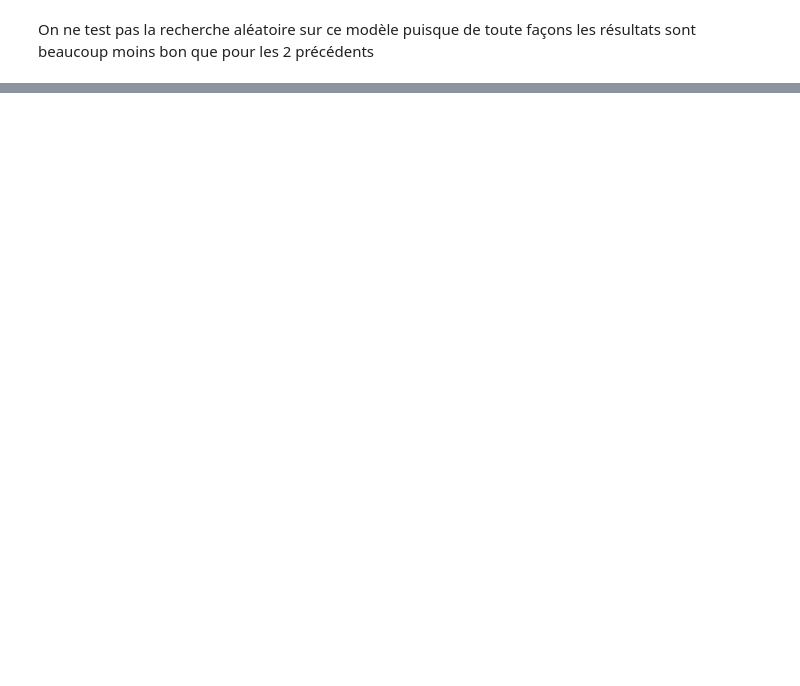
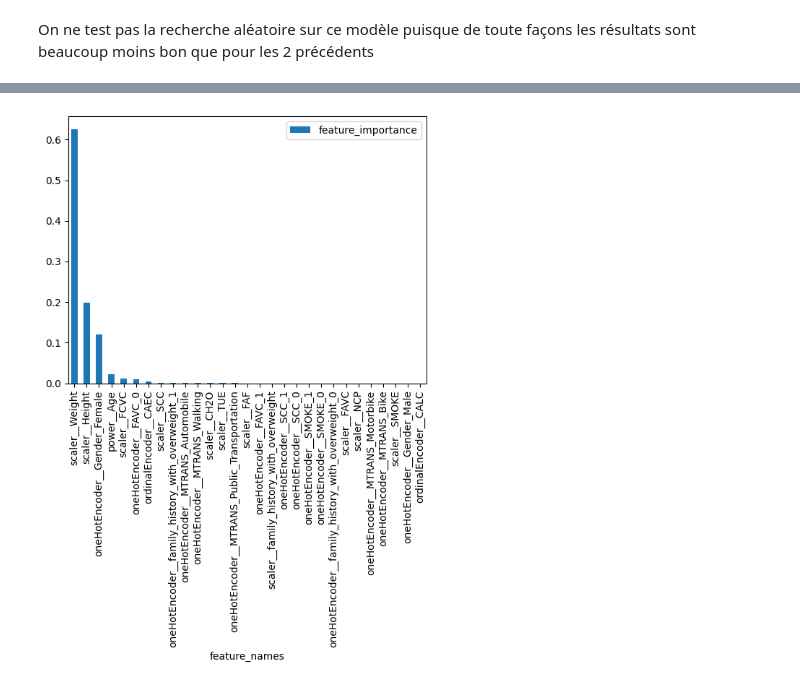
Before and after one commit to matteodcr/mgl869, a Jupyter notebook: notebook_finale.ipynb, the cells around one changed output, grey strips where cells are left out. Drawn from its saved outputs; the diff is of its cells as text; code cells hidden in the pictures; blank space fills up the shorter version.

```diff
--- a/notebook_finale.ipynb
+++ b/notebook_finale.ipynb
@@ -785,0 +796,80 @@ On ne test pas la recherche aléatoire sur ce modèle puisque de toute façons l
+# %%
+df = pd.read_csv("data/ObesityDataSet_raw_and_data_sinthetic.csv", dtype={
+  'Gender':'category',
+  'CAEC':'category',
+  'CALC':'category',
+  'MTRANS':'category',
+  'NObeyesdad':'category',
+})
+
+# No inplace possible
+df[["NCP", "CH2O", "FAF","FCVC", "TUE"]] = \
+    df[["NCP", "CH2O", "FAF","FCVC", "TUE"]].apply(np.rint, axis=1)
+df[["family_history_with_overweight", "FAVC", "SMOKE", "SCC"]] = \
+    df[["family_history_with_overweight", "FAVC", "SMOKE", "SCC"]].apply(lambda x: x.map({"yes": 1, "no": 0}), axis=0)
+
+# Dataset split
+Y = df['NObeyesdad']
+X = df.drop(['NObeyesdad'], axis=1) # On garde height et weight
+X_train, X_val, Y_train, Y_val = train_test_split(X, Y, test_size=0.2, random_state=42)
+
+# Power Transformer
+power_features = ["Age"] # A EXPLIQUER
+
+# Standardization
+numeric_features = X.select_dtypes(include=["float64", "int64"]).columns.drop(["Age"])
+
+# One hot encoding
+categorical_features_onehot = ["Gender", "MTRANS",
+                               "family_history_with_overweight", "FAVC",
+                               "SMOKE", "SCC"]
+
+# Ordinal encoding
+categorical_features_ordinal = ["CAEC", "CALC"]
+
+# On créer la pipeline de preprocessing
+preprocessor = ColumnTransformer([
+    # ("power", KBinsDiscretizer(encode='ordinal', strategy='uniform'), power_features),
+    ("power", PowerTransformer(), power_features),
+    ("scaler", StandardScaler(), numeric_features),
+    ("oneHotEncoder", OneHotEncoder(handle_unknown="ignore"), categorical_features_onehot),
+    ("ordinalEncoder", OrdinalEncoder(categories=[["no", "Sometimes", "Frequently", "Always"],["no", "Sometimes", "Frequently", "Always"]]), categorical_features_ordinal),
+])
+
+with pd.option_context('display.max_columns', None):
+    display(X.head(5))
+    display(pd.DataFrame(preprocessor.fit_transform(X), columns=preprocessor.get_feature_names_out()).head(5))
+
+pipeline = Pipeline(
+    steps=[
+        ("preprocessor", preprocessor),
+        ("dTree", DecisionTreeClassifier())
+    ]
+)
+
+param_grid = {
+    "dTree__criterion": ["gini", "entropy", 'log_loss'],
+    "dTree__max_depth": [None, 10, 20, 30],
+    "dTree__min_samples_split": [2, 5, 10],
+    "dTree__min_samples_leaf": [1, 2, 4]
+}
+
+# 3s
+grid_search = GridSearchCV(estimator=pipeline, param_grid=param_grid, cv=3, n_jobs=-1, scoring='f1_micro')
+grid_search.fit(X_train, Y_train)
+model = grid_search.best_estimator_
+display(f'Params: {grid_search.best_params_} \nScore: {grid_search.best_score_}')
+
+Y_pred = model.predict(X_val)
+accuracy_val = accuracy_score(Y_val, Y_pred)
+recall_val = recall_score(Y_val, Y_pred, average='micro')
+precision_val = precision_score(Y_val, Y_pred, average='micro')
+f1_val = f1_score(Y_val, Y_pred, average='micro')
+display(f'Accuracy: {accuracy_val}, Rappel : {recall_val}, Precision : {precision_val}, f1 : {f1_val}')
+
+modelplt = grid_search.best_estimator_.named_steps.popitem()[1]
+namesplt = grid_search.best_estimator_[:-1].get_feature_names_out()
+feature_importance_df = pd.DataFrame \
+    .from_dict({'feature_importance': modelplt.feature_importances_, 'feature_names': namesplt}) \
+    .set_index('feature_names').sort_values('feature_importance', ascending = False).plot.bar()
+# %% [output]
@@ -785,0 +890 @@ On ne test pas la recherche aléatoire sur ce modèle puisque de toute façons l
+[figure, added]
```
Also changed, not shown: parts of 37 cells of this notebook, 2 other files.
